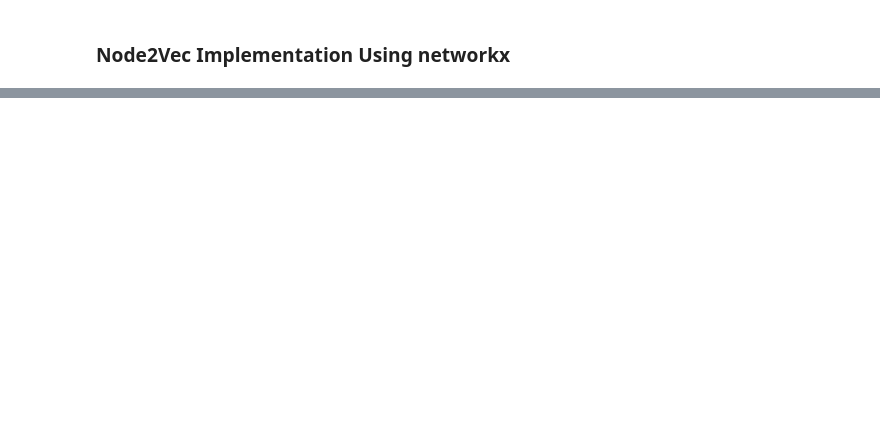
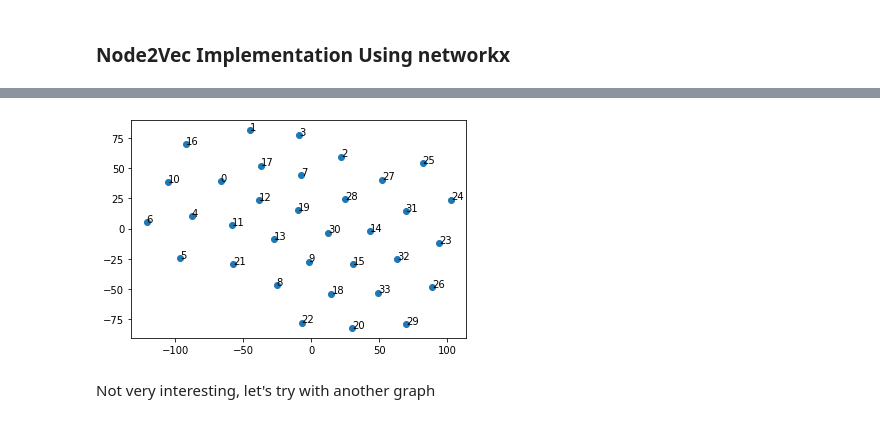
Before and after one commit to ireneromero/graph-embeddings-experiments, a Jupyter notebook: notebooks/Node2Vec_Implementation.ipynb, the cells around one changed output, grey strips where cells are left out. Cells and saved outputs as stored; diff of their text form; code cells hidden in the pictures; blank space fills up the shorter version.

```diff
--- a/notebooks/Node2Vec_Implementation.ipynb
+++ b/notebooks/Node2Vec_Implementation.ipynb
@@ -192,0 +224,2 @@ for i, node in enumerate(G3.nodes()):
+# %%
+karate = nx.karate_club_graph()
@@ -192,0 +235,2 @@ for i, node in enumerate(G3.nodes()):
+# %%
+karate_embeddings = k_model.wv[list(map(str,karate.nodes()))]
@@ -192,0 +241,15 @@ for i, node in enumerate(G3.nodes()):
+# %%
+karate_tsne_2 = TSNE(n_components=2).fit_transform(karate_embeddings)
+# %%
+import matplotlib.pyplot as pyplt
+fig, ax = pyplt.subplots()
+x = karate_tsne_2[:,0]
+y = karate_tsne_2[:,1]
+ax.scatter(x, y)
+
+for i, node in enumerate(karate.nodes()):
+    ax.annotate(node, (x[i], y[i]))
+# %% [output]
+[figure, added]
+# %% [markdown]
+Not very interesting, let's try with another graph
```
Also changed, not shown: parts of 37 cells of this notebook.
